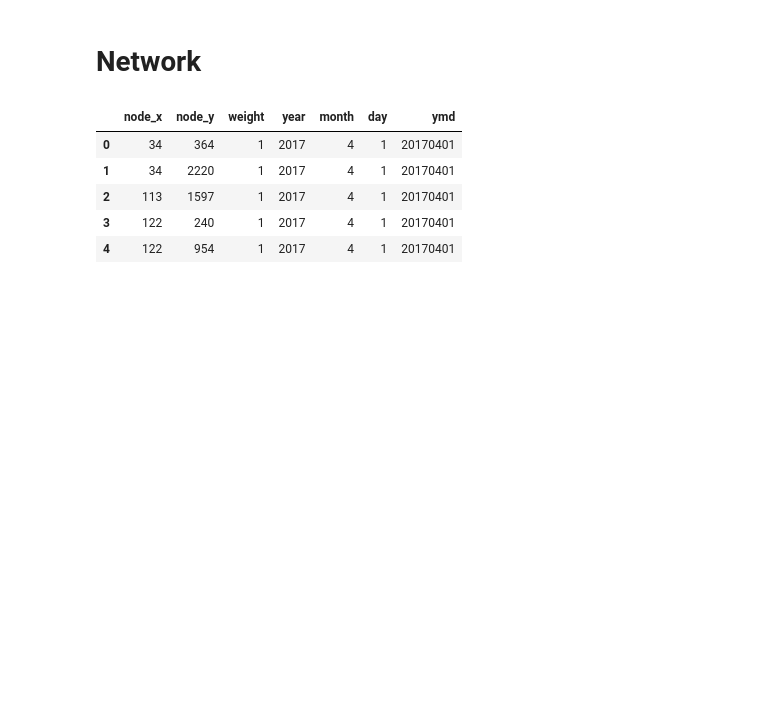
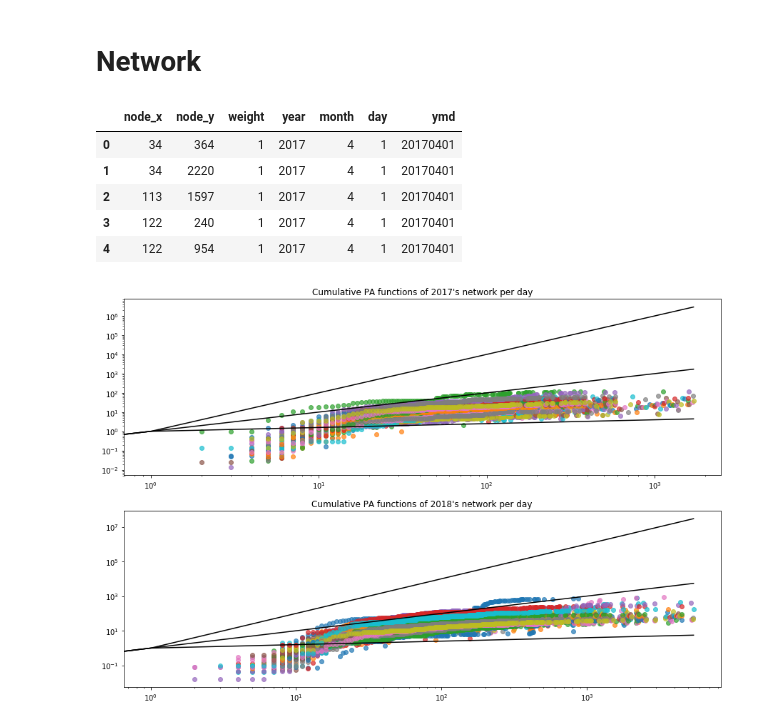
Before and after one commit to damiclem/feminism_network, a Jupyter notebook: preferential_attachment.ipynb, the cells around one changed output. Saved outputs shown, nothing was run; the diff lists cells and outputs as text; code cells hidden in the pictures; blank space fills up the shorter version.

Commit message:
Added plot cumulative PA function

```diff
--- a/preferential_attachment.ipynb
+++ b/preferential_attachment.ipynb
@@ -102,11 +102,56 @@ edges.head()
 | 4 | 122 | 954 | 1 | 2017 | 4 | 1 | 20170401 |
 # %%
 # Create a network for every day
-networks = dict()
+networks = { 2017: {} , 2018 : {} }
 # Fill network dictionary
 for (year, month, day), _ in edges.groupby(by=['year', 'month', 'day']):
+    # Compute corresponding ymd code
+    ymd = int('{:04d}{:02d}{:02d}'.format(*(year, month, day)))
     # Create network from edgelist
     network = nx.from_pandas_edgelist(edges[edges.ymd == ymd], source='node_x', target='node_y',
                                       edge_attr=True, create_using=nx.Graph)
     # Store network
-    networks[(year, month, day)] = network
+    networks[year][(month, day)] = network
+# %%
+# Compute comulative preferential attachment function (cumulative pi)
+
+# Define years list
+years = [ 2017, 2018 ]
+
+# Initialize figure
+fig, axs = plt.subplots(2, 1, figsize=(15, 10))
+
+for k, y in enumerate(years):
+    # Define list of available days for each net
+    days = list(networks[y].keys())
+
+    # Set axis title
+    _ = axs[k].set_title('Cumulative PA functions of {:d}\'s network per day'.format(y))
+
+    for i in range(1,len(days)):
+        # Initialize df of results
+        pi = pd.DataFrame([])
+
+        # Define old nodes list
+        old_nodes = list(set(networks[y][days[i]].nodes) & set(networks[y][days[i-1]].nodes))
+        # Compute initial degrees (ki_today)
+        pi['ki'] = get_degree( networks[y][days[i]] ).loc[ old_nodes ]
+        # Compute pi function on old nodes: (ki_today - ki_yesterday) / time_interval
+        pi_day = pi['ki'] - get_degree( networks[y][days[i-1]] )
+        # time interval = num. new nodes
+        pi['value'] = pi_day / ( len(networks[y][days[i]].nodes) - len(old_nodes) )
+        # Sort pi entries by initial degree
+        pi = pi.sort_values(by='ki')
+        # Comupute cumulative pi
+        cum_pi = np.cumsum([sum(pi[pi.ki == k].value) for k in pi.ki.unique()])
+
+        # Plot
+        _ = axs[k].loglog(pi.ki.unique(), cum_pi, 'o', alpha=.7)
+    # Plot reference lines
+    _ = axs[k].loglog(np.arange(max(pi.ki)), np.arange(max(pi.ki))**2, color = 'black')
+    _ = axs[k].loglog(np.arange(max(pi.ki)), np.arange(max(pi.ki)), color = 'black')
+    _ = axs[k].loglog(np.arange(max(pi.ki)), np.arange(max(pi.ki))**.2, color = 'black')
+
+_ = plt.show()
+# %% [output]
+[figure, added]
```
Also changed, not shown: parts of 1 cell of this notebook.
